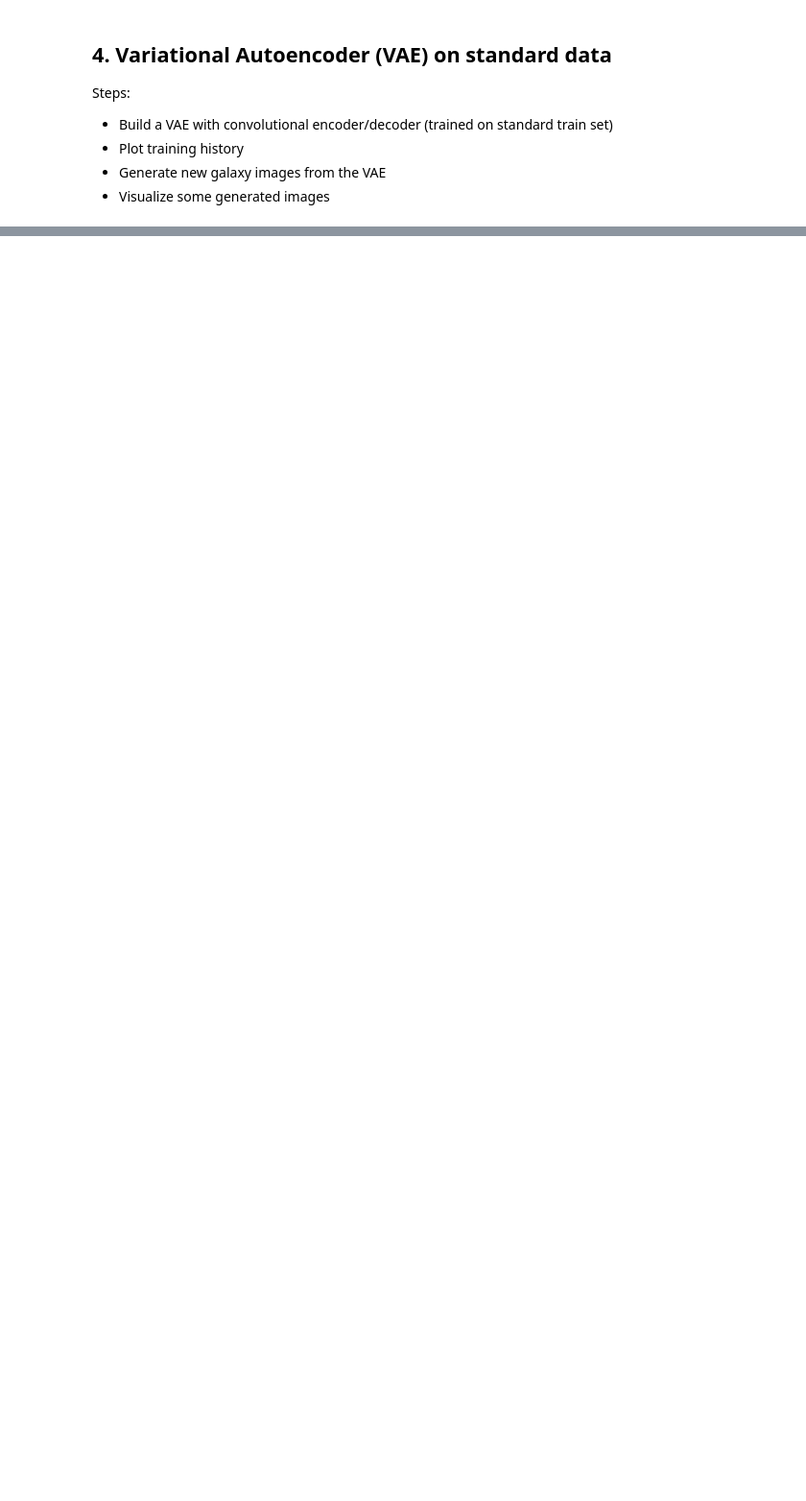
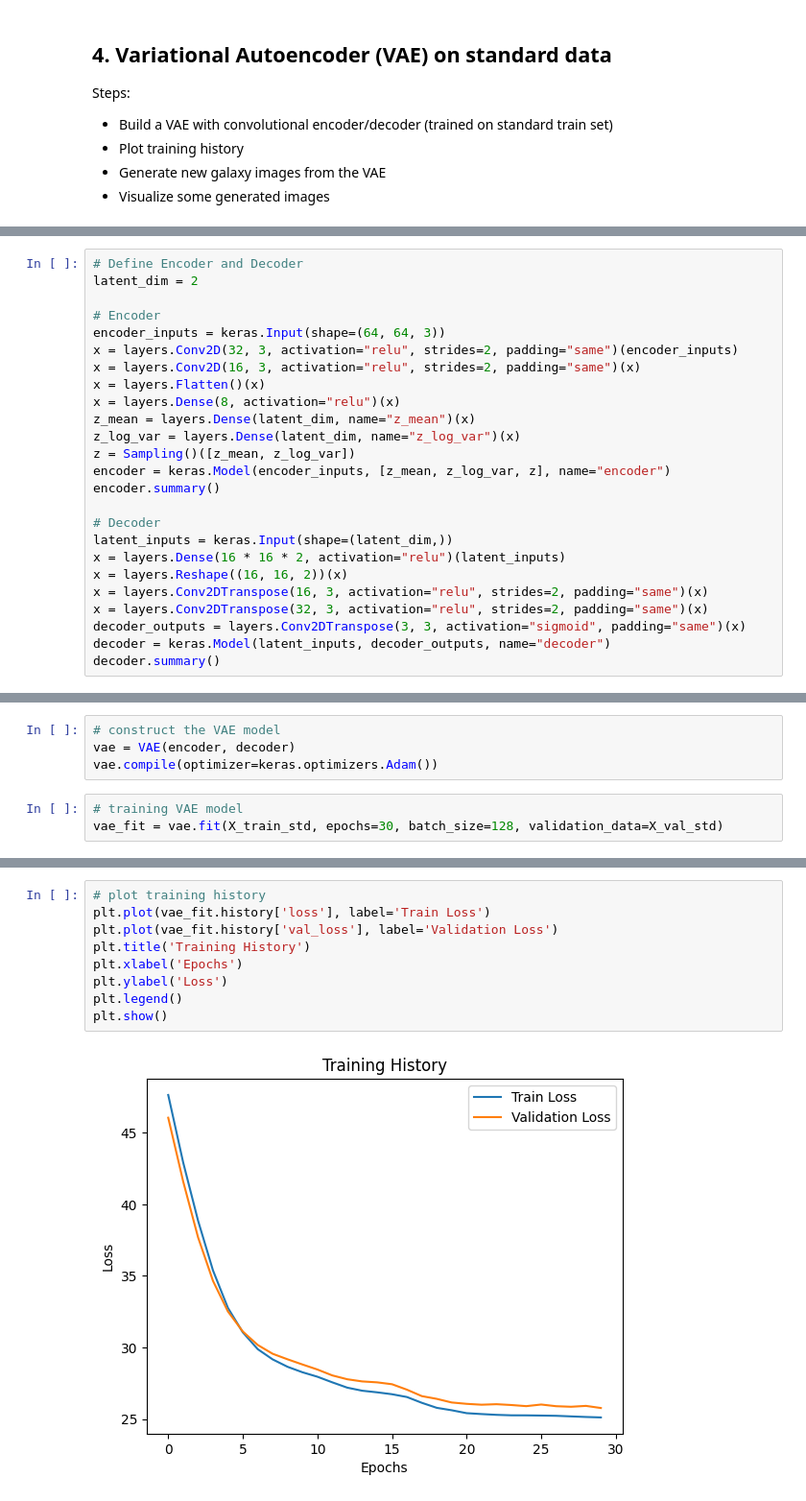
Before and after one commit to budermike/intro_applied_dl_phy_466, a Jupyter notebook: ExamAssignment.ipynb, the cells around one changed output, grey strips where cells are left out. Shown at 96% size. Cells and saved outputs as stored; diff of their text form; blank space fills up the shorter version.

```diff
--- a/ExamAssignment.ipynb
+++ b/ExamAssignment.ipynb
@@ -641,0 +690,25 @@ encoder_model = models.Sequential([
+# %%
+# Define Encoder and Decoder
+latent_dim = 2
+
+# Encoder
+encoder_inputs = keras.Input(shape=(64, 64, 3))
+x = layers.Conv2D(32, 3, activation="relu", strides=2, padding="same")(encoder_inputs)
+x = layers.Conv2D(16, 3, activation="relu", strides=2, padding="same")(x)
+x = layers.Flatten()(x)
+x = layers.Dense(8, activation="relu")(x)
+z_mean = layers.Dense(latent_dim, name="z_mean")(x)
+z_log_var = layers.Dense(latent_dim, name="z_log_var")(x)
+z = Sampling()([z_mean, z_log_var])
+encoder = keras.Model(encoder_inputs, [z_mean, z_log_var, z], name="encoder")
+encoder.summary()
+
+# Decoder
+latent_inputs = keras.Input(shape=(latent_dim,))
+x = layers.Dense(16 * 16 * 2, activation="relu")(latent_inputs)
+x = layers.Reshape((16, 16, 2))(x)
+x = layers.Conv2DTranspose(16, 3, activation="relu", strides=2, padding="same")(x)
+x = layers.Conv2DTranspose(32, 3, activation="relu", strides=2, padding="same")(x)
+decoder_outputs = layers.Conv2DTranspose(3, 3, activation="sigmoid", padding="same")(x)
+decoder = keras.Model(latent_inputs, decoder_outputs, name="decoder")
+decoder.summary()
@@ -641,0 +827,7 @@ encoder_model = models.Sequential([
+# %%
+# construct the VAE model
+vae = VAE(encoder, decoder)
+vae.compile(optimizer=keras.optimizers.Adam())
+# %%
+# training VAE model
+vae_fit = vae.fit(X_train_std, epochs=30, batch_size=128, validation_data=X_val_std)
@@ -641,0 +852,11 @@ encoder_model = models.Sequential([
+# %%
+# plot training history
+plt.plot(vae_fit.history['loss'], label='Train Loss')
+plt.plot(vae_fit.history['val_loss'], label='Validation Loss')
+plt.title('Training History')
+plt.xlabel('Epochs')
+plt.ylabel('Loss')
+plt.legend()
+plt.show()
+# %% [output]
+[figure, added]
```
Also changed, not shown: parts of 23 cells of this notebook.
